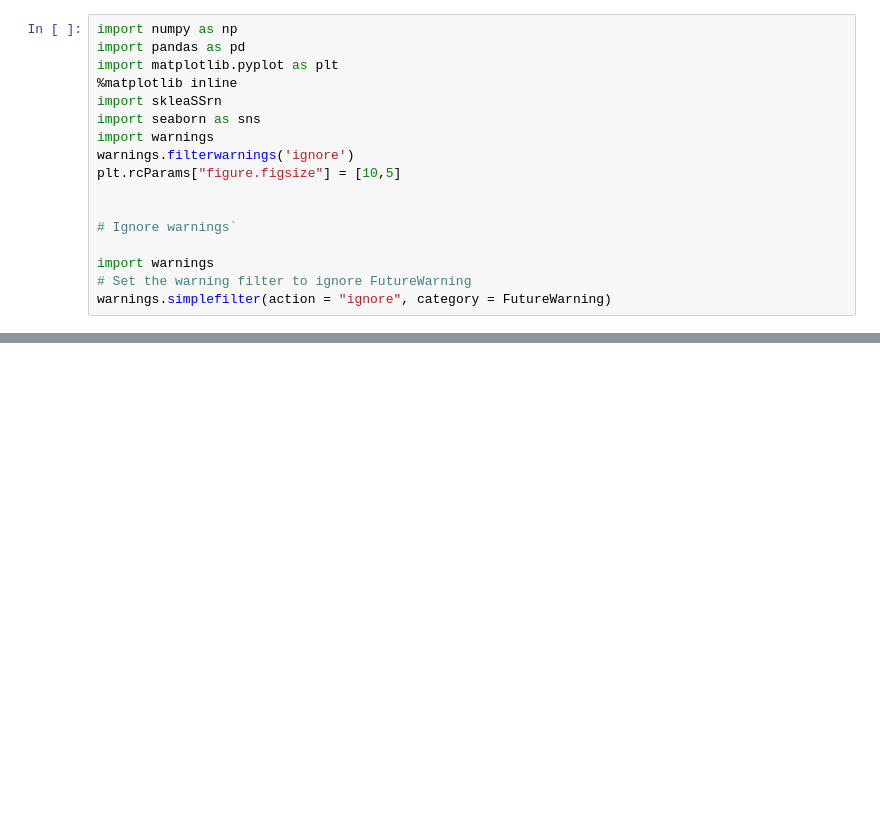
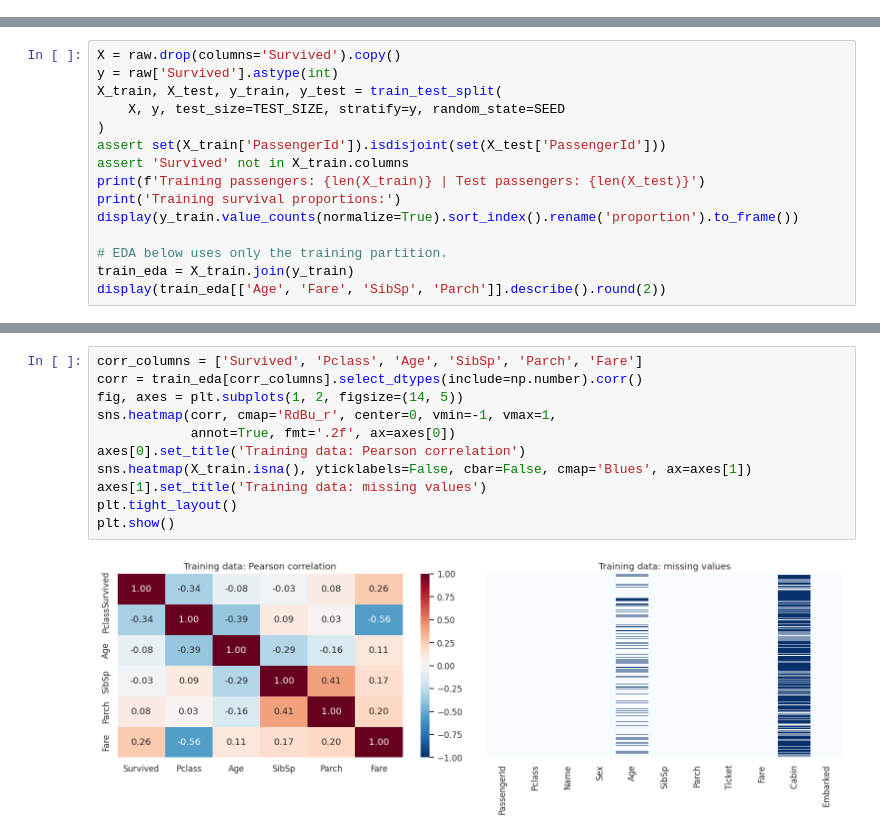
Before and after one commit to saad-khanzada/machine-learning-projects, a Jupyter notebook: titanic-survival-classification/titanic_classification_project.ipynb, the cells around one changed output, grey strips where cells are left out. Drawn from its saved outputs; the diff is of its cells as text; blank space fills up the shorter version.

```diff
--- a/titanic-survival-classification/titanic_classification_project.ipynb
+++ b/titanic-survival-classification/titanic_classification_project.ipynb
@@ -1,17 +0,0 @@
-# %%
-import numpy as np
-import pandas as pd
-import matplotlib.pyplot as plt
-%matplotlib inline
-import skleaSSrn
-import seaborn as sns
-import warnings
-warnings.filterwarnings('ignore')
-plt.rcParams["figure.figsize"] = [10,5]
-
-
-# Ignore warnings`
-
-import warnings
-# Set the warning filter to ignore FutureWarning
-warnings.simplefilter(action = "ignore", category = FutureWarning)
@@ -519,0 +200,15 @@ Findings:
+# %%
+X = raw.drop(columns='Survived').copy()
+y = raw['Survived'].astype(int)
+X_train, X_test, y_train, y_test = train_test_split(
+    X, y, test_size=TEST_SIZE, stratify=y, random_state=SEED
+)
+assert set(X_train['PassengerId']).isdisjoint(set(X_test['PassengerId']))
+assert 'Survived' not in X_train.columns
+print(f'Training passengers: {len(X_train)} | Test passengers: {len(X_test)}')
+print('Training survival proportions:')
+display(y_train.value_counts(normalize=True).sort_index().rename('proportion').to_frame())
+
+# EDA below uses only the training partition.
+train_eda = X_train.join(y_train)
+display(train_eda[['Age', 'Fare', 'SibSp', 'Parch']].describe().round(2))
@@ -519,0 +257,13 @@ Findings:
+# %%
+corr_columns = ['Survived', 'Pclass', 'Age', 'SibSp', 'Parch', 'Fare']
+corr = train_eda[corr_columns].select_dtypes(include=np.number).corr()
+fig, axes = plt.subplots(1, 2, figsize=(14, 5))
+sns.heatmap(corr, cmap='RdBu_r', center=0, vmin=-1, vmax=1,
+            annot=True, fmt='.2f', ax=axes[0])
+axes[0].set_title('Training data: Pearson correlation')
+sns.heatmap(X_train.isna(), yticklabels=False, cbar=False, cmap='Blues', ax=axes[1])
+axes[1].set_title('Training data: missing values')
+plt.tight_layout()
+plt.show()
+# %% [output]
+[figure, added]
```
Also changed, not shown: parts of 93 cells of this notebook, 1 other file.
